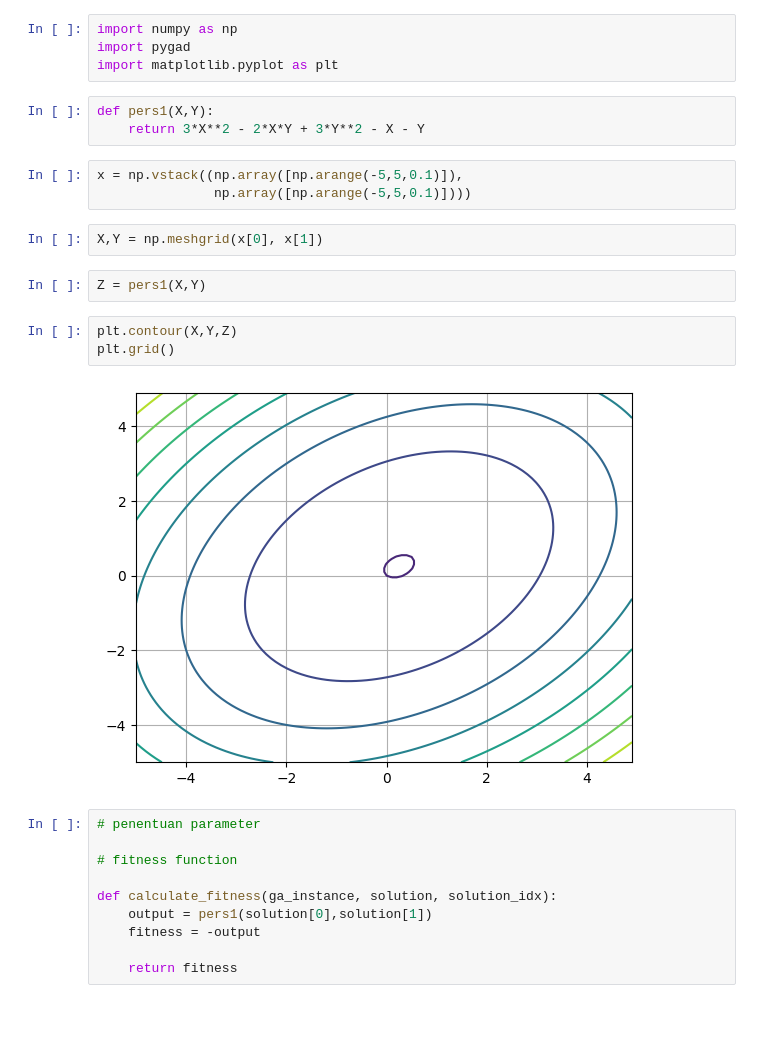
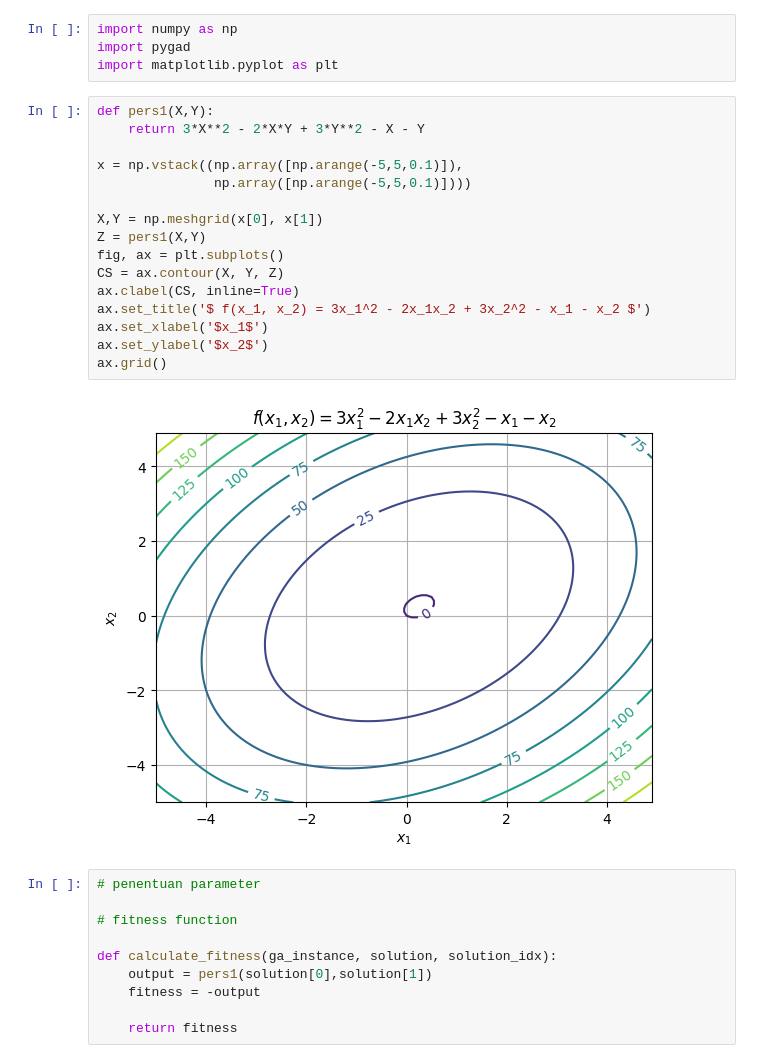
Before and after one commit to miftanurfarid/kecerdasan_buatan, a Jupyter notebook: code/ga/simple_min/pygad_exp1.ipynb, the cells around one changed output. Saved outputs shown, nothing was run; the diff lists cells and outputs as text; blank space fills up the shorter version.

```diff
--- a/code/ga/simple_min/pygad_exp1.ipynb
+++ b/code/ga/simple_min/pygad_exp1.ipynb
@@ -2,21 +2,24 @@
 import numpy as np
 import pygad
 import matplotlib.pyplot as plt
-# %%
-def pers1(X,Y):
-    return 3*X**2 - 2*X*Y + 3*Y**2 - X - Y
-# %%
-x = np.vstack((np.array([np.arange(-5,5,0.1)]),
-               np.array([np.arange(-5,5,0.1)])))
-# %%
-X,Y = np.meshgrid(x[0], x[1])
-# %%
-Z = pers1(X,Y)
-# %%
-plt.contour(X,Y,Z)
-plt.grid()
-# %% [output]
-[figure, removed]
+# %%
+def pers1(X,Y):
+    return 3*X**2 - 2*X*Y + 3*Y**2 - X - Y
+
+x = np.vstack((np.array([np.arange(-5,5,0.1)]),
+               np.array([np.arange(-5,5,0.1)])))
+
+X,Y = np.meshgrid(x[0], x[1])
+Z = pers1(X,Y)
+fig, ax = plt.subplots()
+CS = ax.contour(X, Y, Z)
+ax.clabel(CS, inline=True)
+ax.set_title('$ f(x_1, x_2) = 3x_1^2 - 2x_1x_2 + 3x_2^2 - x_1 - x_2 $')
+ax.set_xlabel('$x_1$')
+ax.set_ylabel('$x_2$')
+ax.grid()
+# %% [output]
+[figure, added]
 # %%
 # penentuan parameter
 
```
Also changed, not shown: 3 other files.
